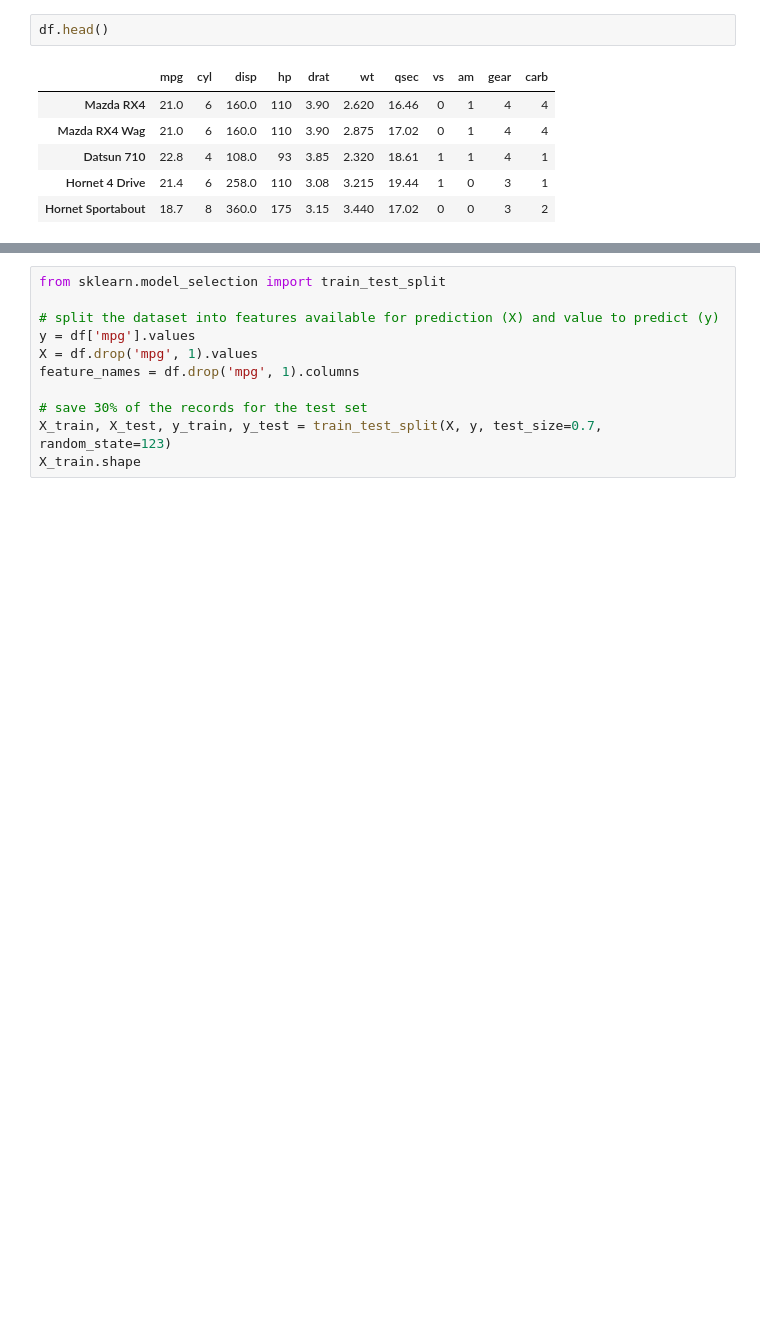
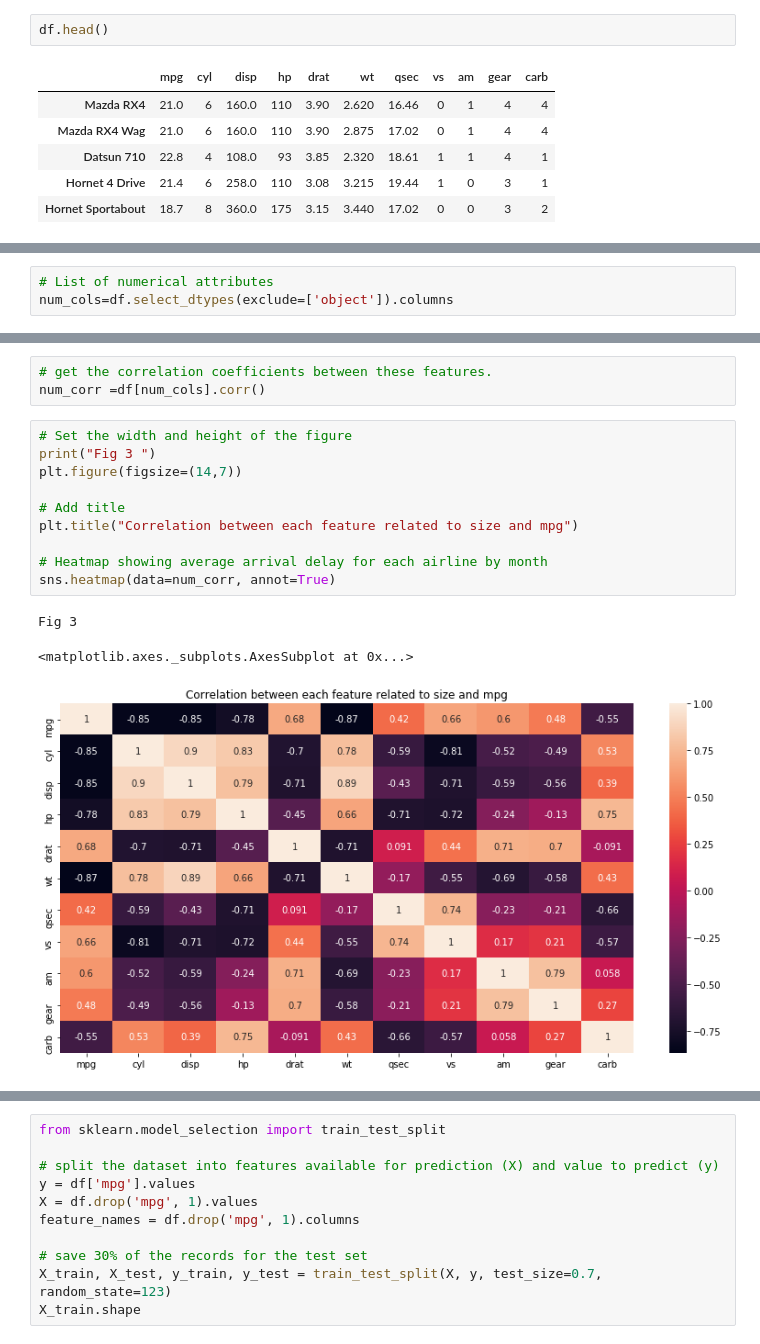
Before and after one commit to Ayanlola2002/Stutern, a Jupyter notebook: Multivariate_Analysis.ipynb, the cells around one changed output, grey strips where cells are left out. Saved outputs shown, nothing was run; the diff lists cells and outputs as text; blank space fills up the shorter version.

```diff
--- a/Multivariate_Analysis.ipynb
+++ b/Multivariate_Analysis.ipynb
@@ -48,0 +85,3 @@ df.head()
+# %%
+# List of numerical attributes
+num_cols=df.select_dtypes(exclude=['object']).columns
@@ -48,0 +151,17 @@ df.head()
+# %%
+# get the correlation coefficients between these features.
+num_corr =df[num_cols].corr()
+# %%
+# Set the width and height of the figure
+print("Fig 3 ")
+plt.figure(figsize=(14,7))
+
+# Add title
+plt.title("Correlation between each feature related to size and mpg")
+
+# Heatmap showing average arrival delay for each airline by month
+sns.heatmap(data=num_corr, annot=True)
+# %% [output]
+Fig 3
+<matplotlib.axes._subplots.AxesSubplot at 0x...>
+[figure, added]
```
Also changed, not shown: parts of 9 cells of this notebook.
